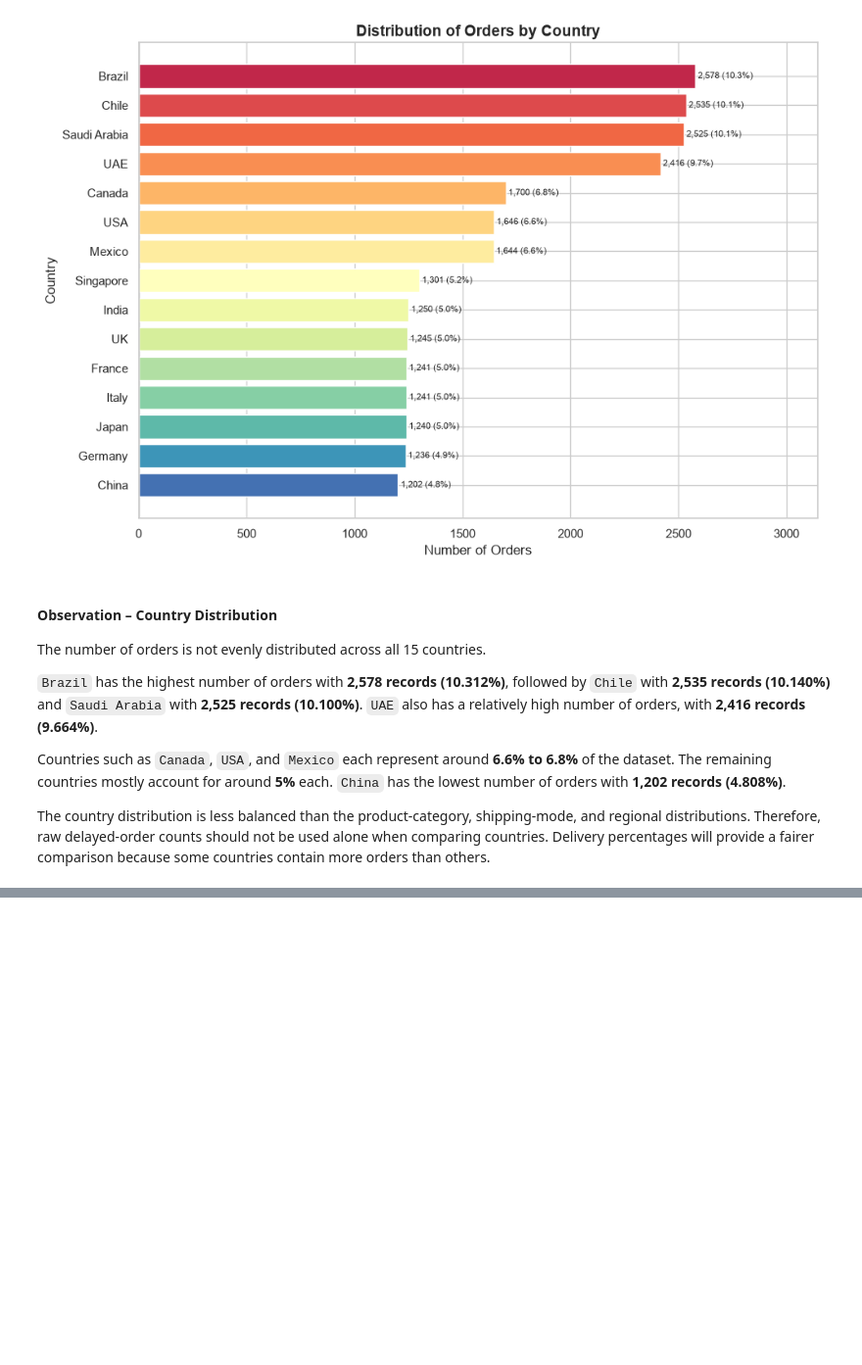
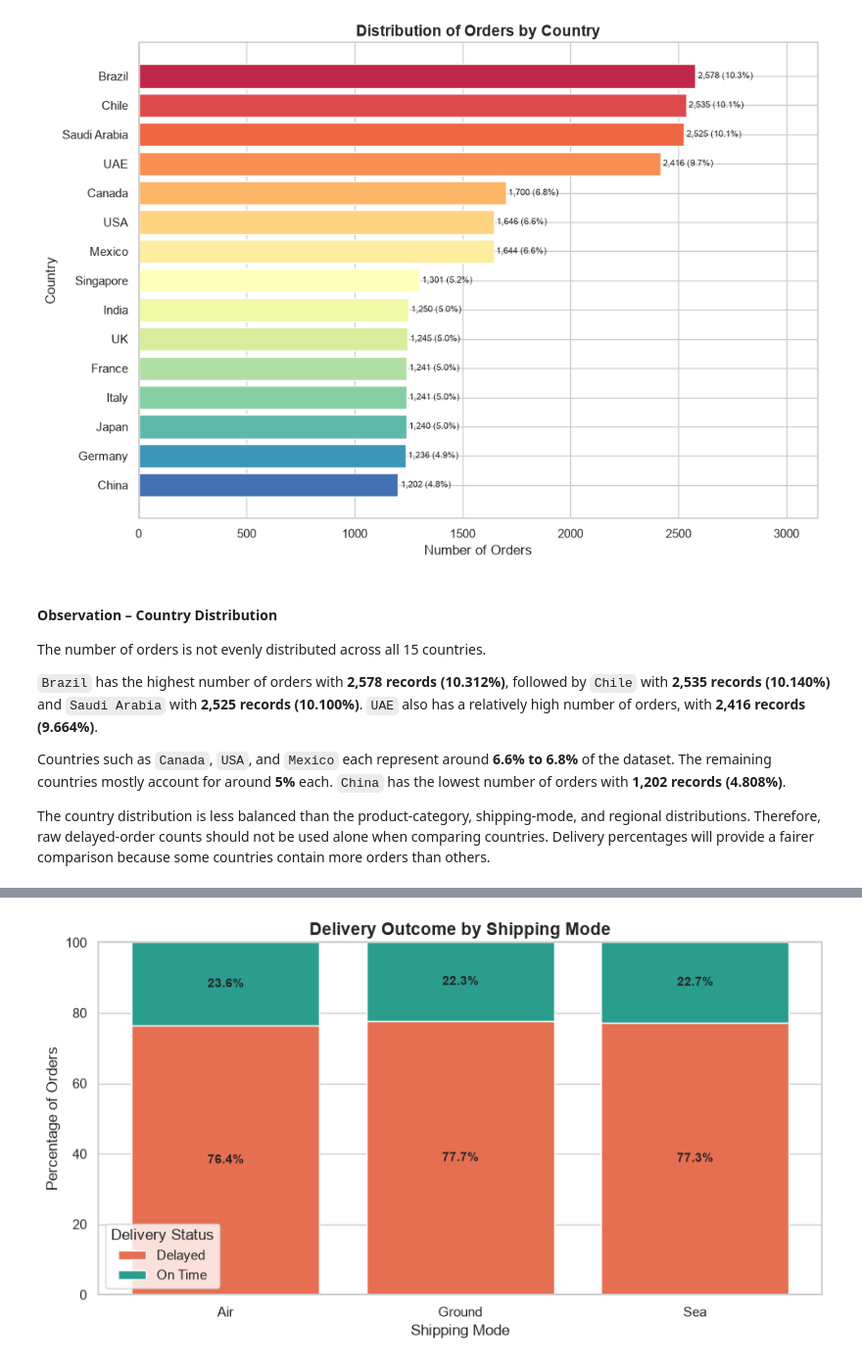
Before and after one commit to Kiruthikaa2512/cb_supply_risk, a Jupyter notebook: notebooks/cross_border_supply_chain_analysis.ipynb, the cells around one changed output, grey strips where cells are left out. Shown at 98% size. Cells and saved outputs as stored; diff of their text form; code cells hidden in the pictures; blank space fills up the shorter version.

```diff
--- a/notebooks/cross_border_supply_chain_analysis.ipynb
+++ b/notebooks/cross_border_supply_chain_analysis.ipynb
@@ -1567,0 +1665,93 @@ because some countries contain more orders than others.
+# %%
+# Calculate delivery counts by shipping mode
+shipping_delivery_counts = pd.crosstab(
+    df_eda["Shipping_Mode"],
+    df_eda["Delivery_Status"],
+)
+
+# Keep the delivery classes in a consistent order
+shipping_delivery_counts = (
+    shipping_delivery_counts
+    .reindex(columns=["Delayed", "On Time"])
+)
+
+# Calculate delivery percentages within each shipping mode
+shipping_delivery_percentages = (
+    shipping_delivery_counts
+    .div(
+        shipping_delivery_counts.sum(axis=1),
+        axis=0,
+    )
+    .mul(100)
+)
+
+# Create a summary table
+shipping_delivery_summary = (
+    shipping_delivery_counts.copy()
+)
+
+shipping_delivery_summary["Total_Orders"] = (
+    shipping_delivery_counts.sum(axis=1)
+)
+
+shipping_delivery_summary["Delayed_Percentage"] = (
+    shipping_delivery_percentages["Delayed"]
+)
+
+shipping_delivery_summary["On_Time_Percentage"] = (
+    shipping_delivery_percentages["On Time"]
+)
+
+# Display exact results
+display(shipping_delivery_summary.round(2))
+
+# Create a 100% stacked bar chart
+plt.figure(figsize=(9, 5))
+
+bottom_values = np.zeros(
+    len(shipping_delivery_percentages)
+)
+
+for status in ["Delayed", "On Time"]:
+    values = shipping_delivery_percentages[status]
+
+    bars = plt.bar(
+        shipping_delivery_percentages.index,
+        values,
+        bottom=bottom_values,
+        label=status,
+        color=delivery_palette[status],
+        edgecolor="white",
+    )
+
+    # Add percentage labels inside each section
+    for bar, value, bottom in zip(
+        bars,
+        values,
+        bottom_values,
+    ):
+        plt.text(
+            bar.get_x() + bar.get_width() / 2,
+            bottom + value / 2,
+            f"{value:.1f}%",
+            ha="center",
+            va="center",
+            fontsize=10,
+            fontweight="bold",
+        )
+
+    bottom_values += values.to_numpy()
+
+plt.title(
+    "Delivery Outcome by Shipping Mode",
+    fontsize=14,
+    fontweight="bold",
+)
+
+plt.xlabel("Shipping Mode")
+plt.ylabel("Percentage of Orders")
+plt.ylim(0, 100)
+plt.legend(title="Delivery Status")
+plt.tight_layout()
+plt.show()
+# %% [output]
@@ -1567,0 +1763 @@ because some countries contain more orders than others.
+[figure, added]
```
Also changed, not shown: parts of 38 cells of this notebook, 9 other files.
